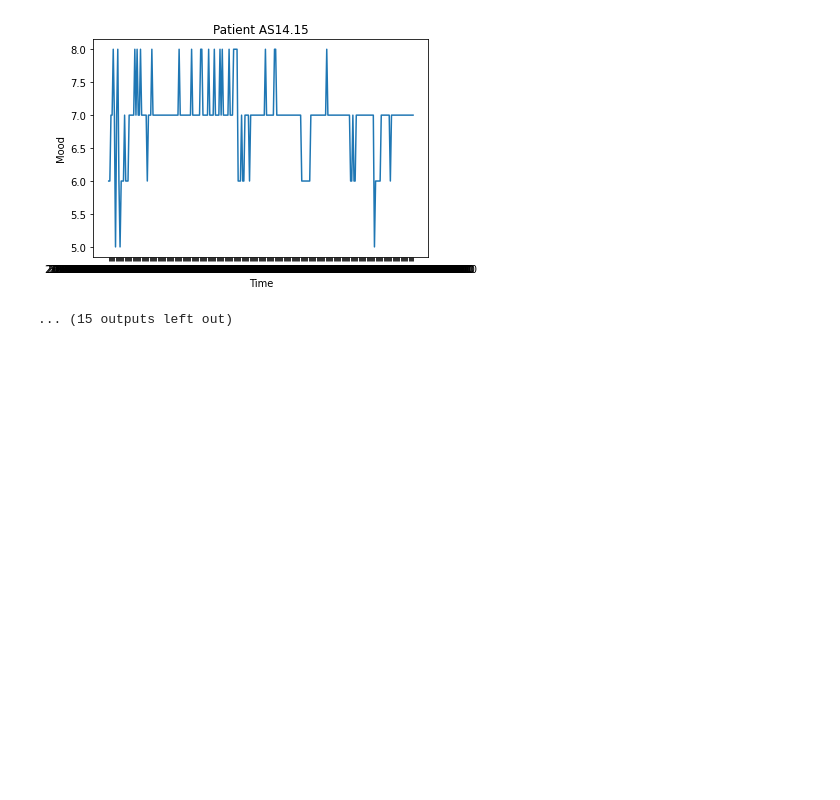
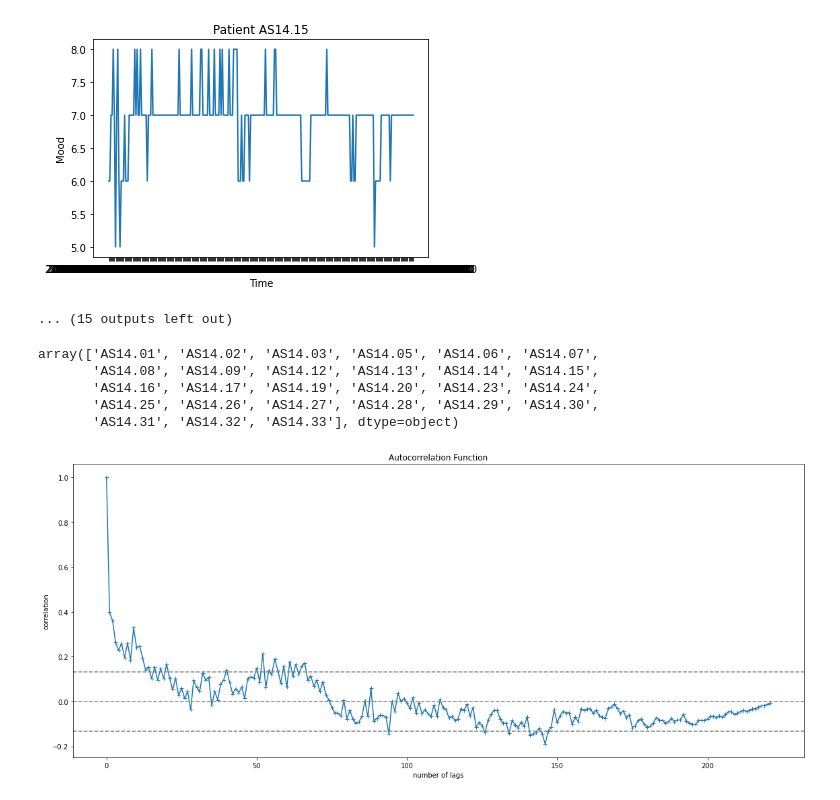
Before and after one commit to guybrush1989/DMT-Group80, a Jupyter notebook: dataExploration.ipynb, the cells around one changed output. Cells and saved outputs as stored; diff of their text form; code cells hidden in the pictures; blank space fills up the shorter version.

Commit message:
ARIMA start

```diff
--- a/dataExploration.ipynb
+++ b/dataExploration.ipynb
@@ -149,3 +154,39 @@ for i in data.id.unique():
 [figure]
 [figure]
 ... (15 outputs left out)
+# %%
+data.id.unique()
+# %% [output]
+array(['AS14.01', 'AS14.02', 'AS14.03', 'AS14.05', 'AS14.06', 'AS14.07',
+       'AS14.08', 'AS14.09', 'AS14.12', 'AS14.13', 'AS14.14', 'AS14.15',
+       'AS14.16', 'AS14.17', 'AS14.19', 'AS14.20', 'AS14.23', 'AS14.24',
+       'AS14.25', 'AS14.26', 'AS14.27', 'AS14.28', 'AS14.29', 'AS14.30',
+       'AS14.31', 'AS14.32', 'AS14.33'], dtype=object)
+# %%
+import matplotlib.pyplot as plt
+import numpy as np
+from statsmodels.tsa.stattools import acf, pacf
+from statsmodels.tsa.arima_model import ARIMA
+from sklearn.metrics import mean_squared_error
+from pandas import DataFrame
+
+user = data[data['id'] == "AS14.01"]
+user_mood = user[user["variable"] == "mood"]
+
+avgs = []
+
+moods = list(user_mood["value"])
+
+lag_acf = acf(moods, nlags=300)
+#Plot PACF:
+plt.figure(figsize=(16, 7))
+plt.plot(lag_acf,marker='+')
+plt.axhline(y=0,linestyle='--',color='gray')
+plt.axhline(y=-1.96/np.sqrt(len(moods)),linestyle='--',color='gray')
+plt.axhline(y=1.96/np.sqrt(len(moods)),linestyle='--',color='gray')
+plt.title('Autocorrelation Function')
+plt.xlabel('number of lags')
+plt.ylabel('correlation')
+plt.tight_layout()
+# %% [output]
+[figure, added]
```
Also changed, not shown: parts of 5 cells of this notebook.
